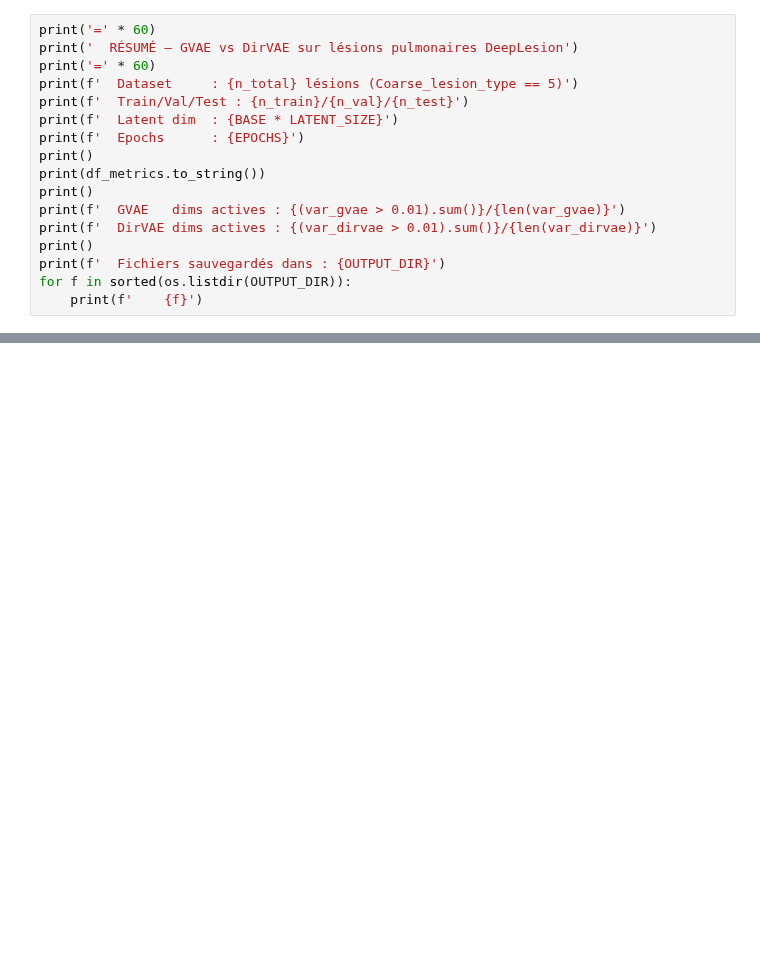
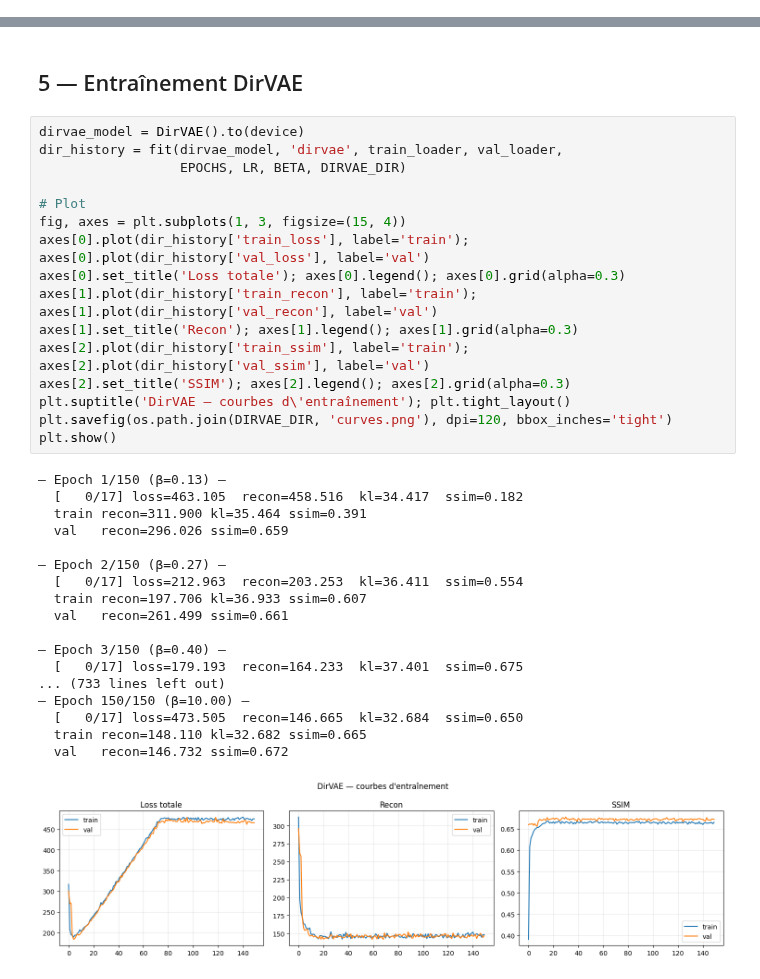
Before and after one commit to camescopetech/GenAI_DeepLesion, a Jupyter notebook: main.ipynb, the cells around one changed output, grey strips where cells are left out. Cells and saved outputs as stored; diff of their text form; blank space fills up the shorter version.

```diff
--- a/main.ipynb
+++ b/main.ipynb
@@ -841,17 +0,0 @@ plt.show()
-# %%
-print('=' * 60)
-print('  RÉSUMÉ — GVAE vs DirVAE sur lésions pulmonaires DeepLesion')
-print('=' * 60)
-print(f'  Dataset     : {n_total} lésions (Coarse_lesion_type == 5)')
-print(f'  Train/Val/Test : {n_train}/{n_val}/{n_test}')
-print(f'  Latent dim  : {BASE * LATENT_SIZE}')
-print(f'  Epochs      : {EPOCHS}')
-print()
-print(df_metrics.to_string())
-print()
-print(f'  GVAE   dims actives : {(var_gvae > 0.01).sum()}/{len(var_gvae)}')
-print(f'  DirVAE dims actives : {(var_dirvae > 0.01).sum()}/{len(var_dirvae)}')
-print()
-print(f'  Fichiers sauvegardés dans : {OUTPUT_DIR}')
-for f in sorted(os.listdir(OUTPUT_DIR)):
-    print(f'    {f}')
@@ -875,0 +430,37 @@ DirVAE    0.2482    0.0936    0.2670
+# %% [markdown]
+## 5 — Entraînement DirVAE
+# %%
+dirvae_model = DirVAE().to(device)
+dir_history = fit(dirvae_model, 'dirvae', train_loader, val_loader,
+                  EPOCHS, LR, BETA, DIRVAE_DIR)
+
+# Plot
+fig, axes = plt.subplots(1, 3, figsize=(15, 4))
+axes[0].plot(dir_history['train_loss'], label='train'); axes[0].plot(dir_history['val_loss'], label='val')
+axes[0].set_title('Loss totale'); axes[0].legend(); axes[0].grid(alpha=0.3)
+axes[1].plot(dir_history['train_recon'], label='train'); axes[1].plot(dir_history['val_recon'], label='val')
+axes[1].set_title('Recon'); axes[1].legend(); axes[1].grid(alpha=0.3)
+axes[2].plot(dir_history['train_ssim'], label='train'); axes[2].plot(dir_history['val_ssim'], label='val')
+axes[2].set_title('SSIM'); axes[2].legend(); axes[2].grid(alpha=0.3)
+plt.suptitle('DirVAE — courbes d\'entraînement'); plt.tight_layout()
+plt.savefig(os.path.join(DIRVAE_DIR, 'curves.png'), dpi=120, bbox_inches='tight')
+plt.show()
+# %% [output]
+— Epoch 1/150 (β=0.13) —
+  [   0/17] loss=463.105  recon=458.516  kl=34.417  ssim=0.182
+  train recon=311.900 kl=35.464 ssim=0.391
+  val   recon=296.026 ssim=0.659
+
+— Epoch 2/150 (β=0.27) —
+  [   0/17] loss=212.963  recon=203.253  kl=36.411  ssim=0.554
+  train recon=197.706 kl=36.933 ssim=0.607
+  val   recon=261.499 ssim=0.661
+
+— Epoch 3/150 (β=0.40) —
+  [   0/17] loss=179.193  recon=164.233  kl=37.401  ssim=0.675
+... (733 lines left out)
+— Epoch 150/150 (β=10.00) —
+  [   0/17] loss=473.505  recon=146.665  kl=32.684  ssim=0.650
+  train recon=148.110 kl=32.682 ssim=0.665
+  val   recon=146.732 ssim=0.672
+[figure, added]
```
Also changed, not shown: parts of 68 cells of this notebook, 10 other files.
